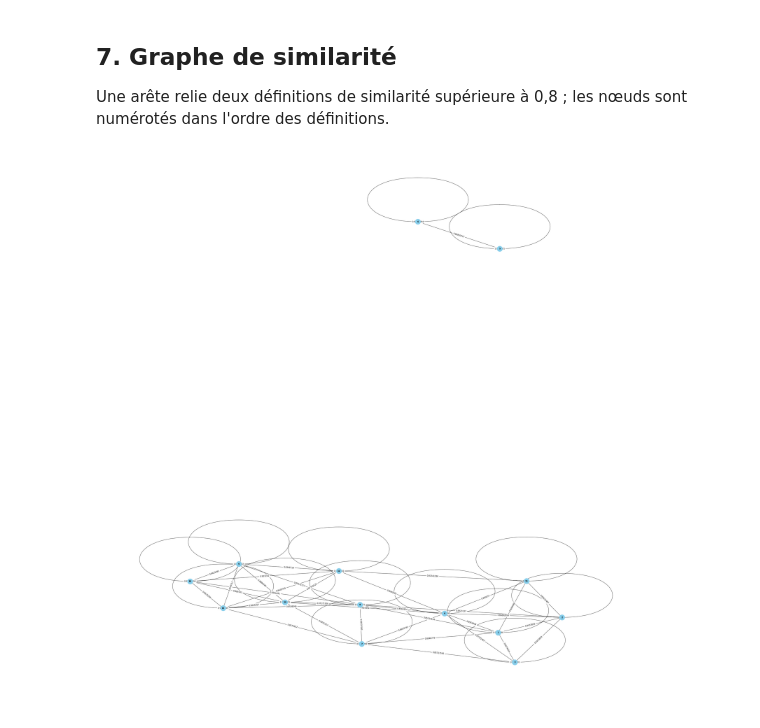
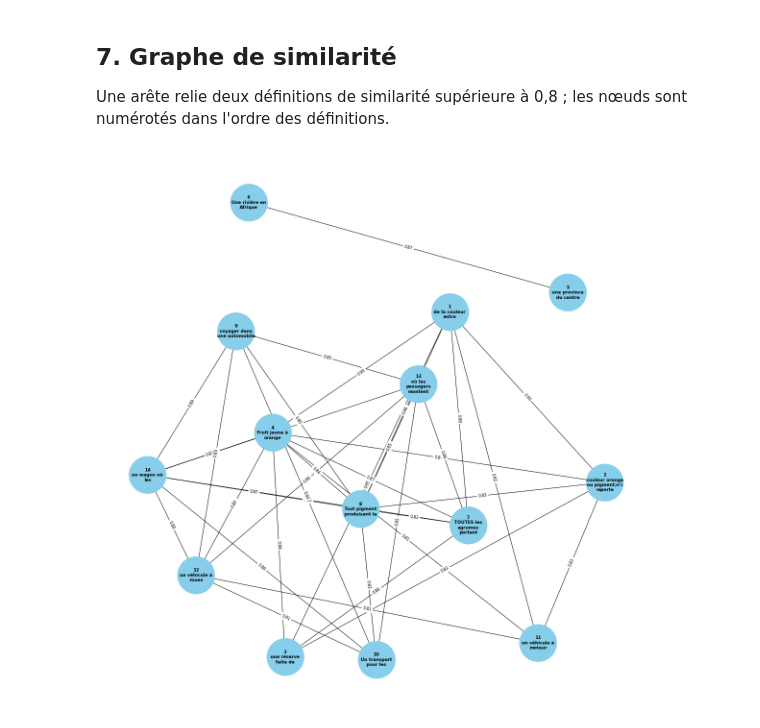
Before and after one commit to jp-noot/SEME-graphe-semantique-francais, a Jupyter notebook: notebooks/03_pipeline_graphe.ipynb, the cells around one changed output. Cells and saved outputs as stored; diff of their text form; code cells hidden in the pictures.

Commit message:
Graphe lisible : nœuds étiquetés par leur définition, sans boucles, poids arrondis ; capture dans le README
Co-Authored-By: Claude Sonnet 5.5 <noreply@anthropic.com>

```diff
--- a/notebooks/03_pipeline_graphe.ipynb
+++ b/notebooks/03_pipeline_graphe.ipynb
@@ -172,31 +172,35 @@ Une arête relie deux définitions de similarité supérieure à 0,8 ; les nœud
 # %%
 import networkx as nx
 import matplotlib.pyplot as plt
 
-plt.figure(figsize=(40,40))
+plt.figure(figsize=(16,16))
 # Créer un graphe non dirigé
 G = nx.Graph()
 
 # Ajouter des nœuds
 G.add_nodes_from([1, 2, 3, 4, 5, 6, 7, 8, 9, 10, 11, 12, 13, 14])
 
 # Ajouter des arêtes avec des poids
 for i in range(len(Tableau)):
     for j in range(len(Tableau)):
-        if (i<=j) & (Tableau[i][j] > 0.8):
+        if (i<j) & (Tableau[i][j] > 0.8):
             G.add_edge(i+1, j+1, weight=Tableau[i][j])
 
 
 # Extraire les positions des nœuds pour un dessin plus clair
-pos = nx.spring_layout(G, seed=42)  # seed fixée : dessin reproductible
+pos = nx.spring_layout(G, k=2, seed=42)  # seed fixée : dessin reproductible
 
 # Dessiner le graphe avec les poids sur les arêtes
-nx.draw(G, pos, with_labels=True, font_weight='bold', node_color='skyblue', node_size=800, font_color='black', font_size=10)
-labels = nx.get_edge_attributes(G, 'weight')
-nx.draw_networkx_edge_labels(G, pos, edge_labels=labels)
+# Étiquette d'un nœud : son numéro et les premiers mots de la définition
+import textwrap
+labels = {i + 1: f"{i + 1}\n" + textwrap.fill(" ".join(batch_sentences[i].split()[:4]), 14)
+          for i in range(len(batch_sentences))}
+nx.draw(G, pos, labels=labels, font_weight='bold', node_color='skyblue', node_size=6000, font_color='black', font_size=9)
+labels_aretes = {e: f"{w:.2f}" for e, w in nx.get_edge_attributes(G, 'weight').items()}
+nx.draw_networkx_edge_labels(G, pos, edge_labels=labels_aretes, font_size=8)
 
 # Afficher le graphe
 plt.savefig('../figures/graphe_finale.pdf')
 plt.show()
 # %% [output]
-[figure, old version]
+[figure, new version]
```
Also changed, not shown: 3 other files.
